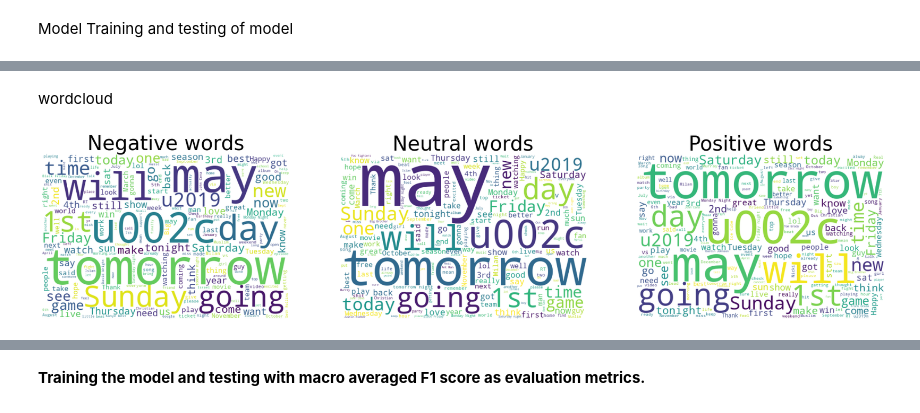
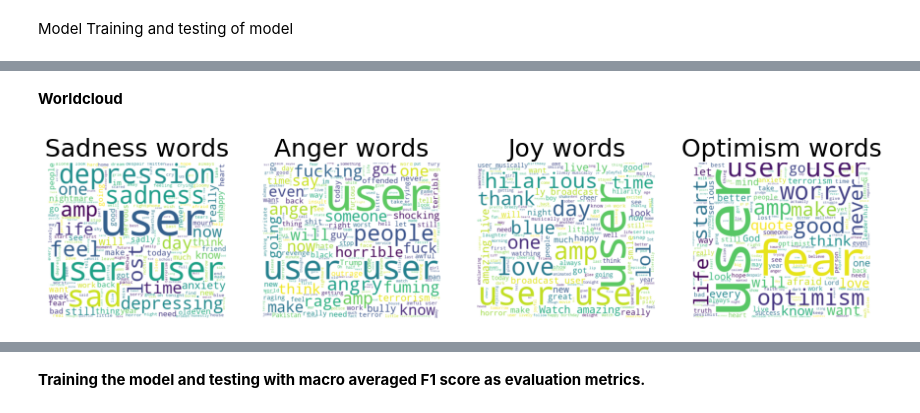
Before and after one commit to asishpattnaik1/CE888, a Jupyter notebook: Final_Project/TweetEvalClassification.ipynb, the cells around one changed output, grey strips where cells are left out. Cells and saved outputs as stored; diff of their text form; code cells hidden in the pictures.

```diff
--- a/Final_Project/TweetEvalClassification.ipynb
+++ b/Final_Project/TweetEvalClassification.ipynb
@@ -961,37 +629,54 @@ def get_top_n_words(corpus, n=None):
-# %% [markdown]
-wordcloud
+# %%
+#creating different datasets for different emotions
+emo_sad = emo_combo_train[emo_combo_train['emotion'] == 'sadness']['tweet_text']
+emo_anger = emo_combo_train[emo_combo_train['emotion'] == 'anger']['tweet_text']
+emo_joy = emo_combo_train[emo_combo_train['emotion'] == 'joy']['tweet_text']
+emo_opt = emo_combo_train[emo_combo_train['emotion'] == 'optimism']['tweet_text']
+# %% [markdown]
+**Worldcloud**
 # %%
-fig, (ax1, ax2, ax3 ) = plt.subplots(1, 3, figsize=[30, 15])
+#creating wordclouds for different classes of Emotion
+fig, (ax1, ax2, ax3, ax4) = plt.subplots(1, 4, figsize=[15, 15])
 
 wordcloud1 = WordCloud( background_color='white',
-                        width=600,
-                        height=400).generate(" ".join(sen_negative))
-# wordcloud1.to_file('negative_cloud.png')
-# files.download('negative_cloud.png')
+                        width=400,
+                        height=350).generate(" ".join(emo_sad))
+# wordcloud1.to_file('sad_cloud.png')
+# files.download('sad_cloud.png')
 
 ax1.imshow(wordcloud1)
 ax1.axis('off')
-ax1.set_title('Negative words',fontsize=40);
+ax1.set_title('Sadness words',fontsize=25);
 
 wordcloud2 = WordCloud( background_color='white',
-                        width=600,
-                        height=400).generate(" ".join(sen_neutral))
-# wordcloud2.to_file('neutral_cloud.png')
-# files.download('neutral_cloud.png')
+                        width=400,
+                        height=350).generate(" ".join(emo_anger))
+# wordcloud2.to_file('anger_cloud.png')
+# files.download('anger_cloud.png')
 
 ax2.imshow(wordcloud2)
 ax2.axis('off')
-ax2.set_title('Neutral words',fontsize=40);
+ax2.set_title('Anger words',fontsize=25);
 
 wordcloud3 = WordCloud( background_color='white',
-                        width=600,
-                        height=400).generate(" ".join(sen_positive))
-# wordcloud3.to_file('positive_cloud.png')
-# files.download('positive_cloud.png')
+                        width=400,
+                        height=350).generate(" ".join(emo_joy))
+# wordcloud3.to_file('joy_cloud.png')
+# files.download('joy_cloud.png')
 
 ax3.imshow(wordcloud3)
 ax3.axis('off')
-ax3.set_title('Positive words',fontsize=40);
+ax3.set_title('Joy words',fontsize=25);
+
+wordcloud4 = WordCloud( background_color='white',
+                        width=400,
+                        height=350).generate(" ".join(emo_opt))
+#wordcloud4.to_file('opt_cloud.png')
+#files.download('opt_cloud.png')
+
+ax4.imshow(wordcloud4)
+ax4.axis('off')
+ax4.set_title('Optimism words',fontsize=25);
 # %% [output]
-[figure, old version]
+[figure, new version]
 # %%
```
Also changed, not shown: parts of 69 cells of this notebook.
